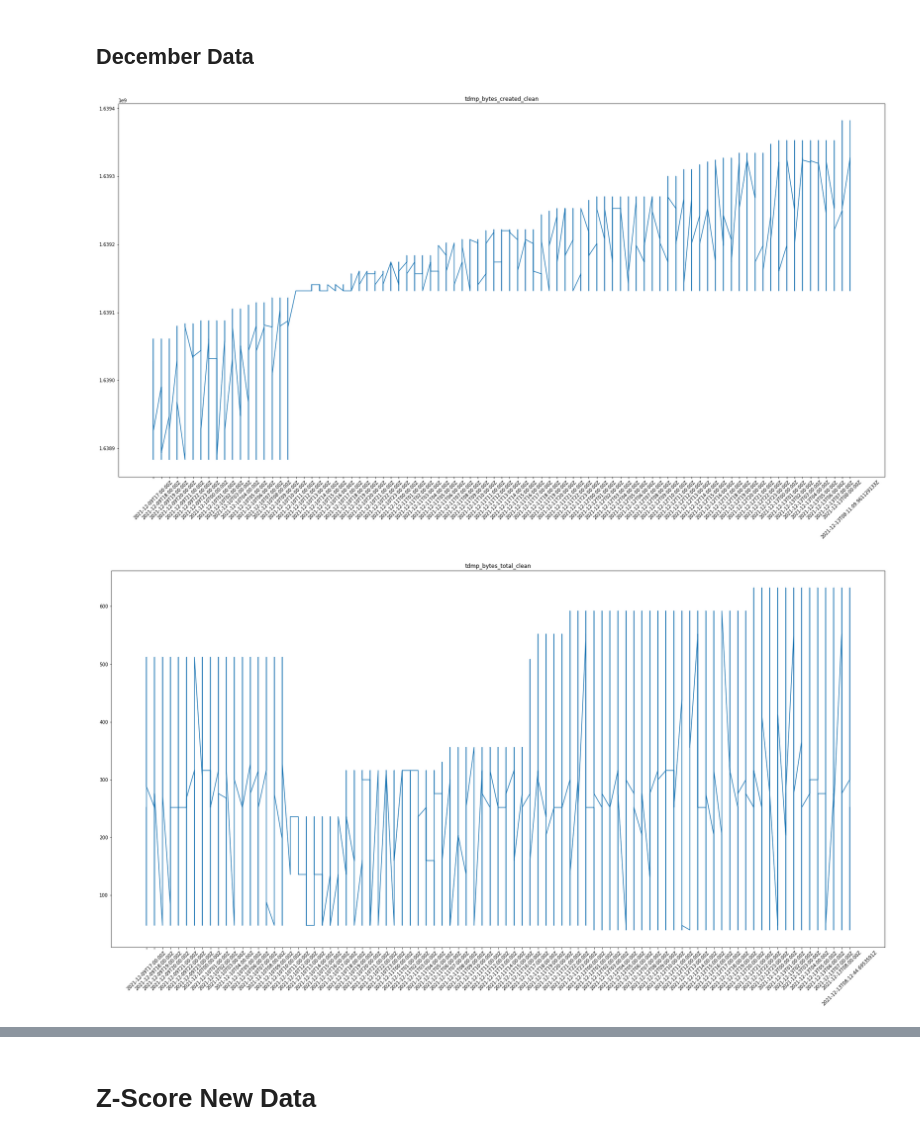
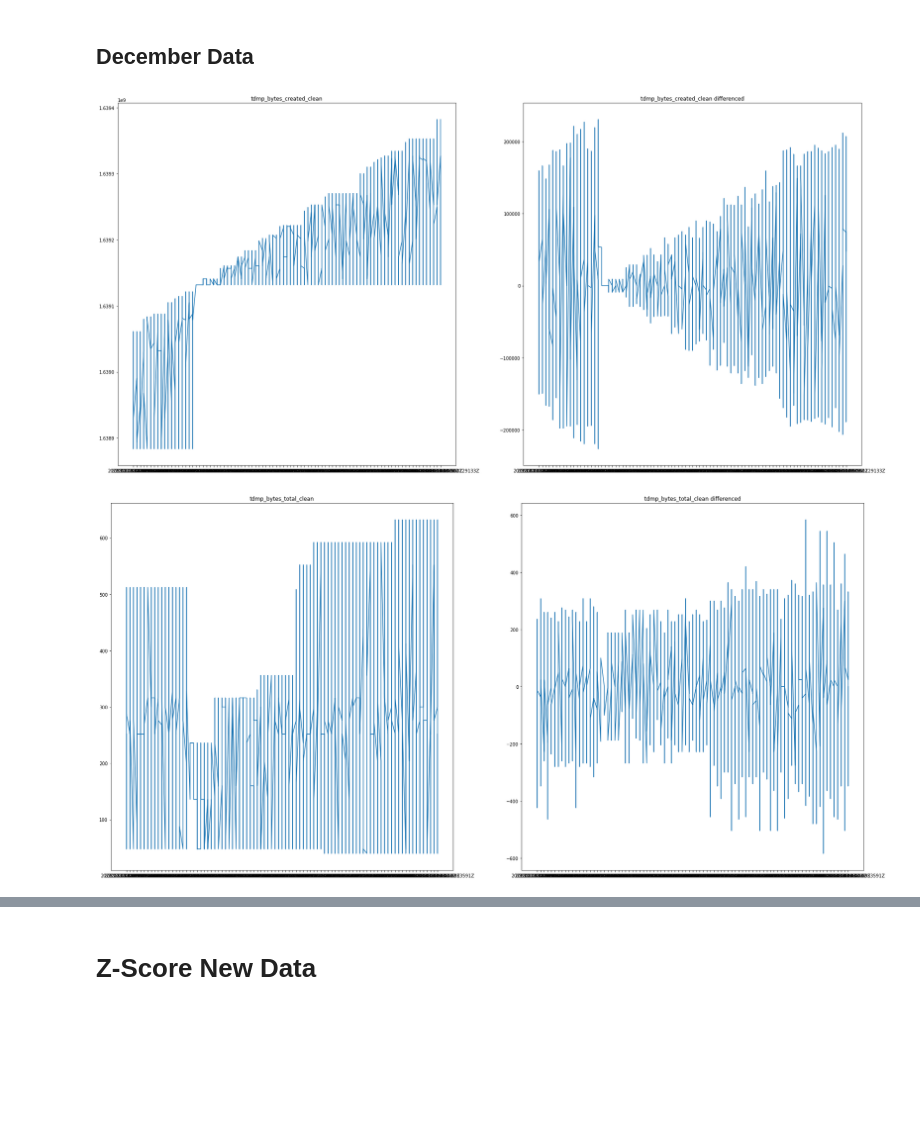
Before and after one commit to TimeEvolvingAnalytics/Anomaly-Detector, a Jupyter notebook: AD.ipynb, the cells around one changed output, grey strips where cells are left out. Saved outputs shown, nothing was run; the diff lists cells and outputs as text; code cells hidden in the pictures; blank space fills up the shorter version.

```diff
--- a/AD.ipynb
+++ b/AD.ipynb
@@ -120,17 +114,23 @@ KeyboardInterrupt:
 # %%
 values = ['tdmp_bytes_created_clean','tdmp_bytes_total_clean','tdmp_packets_created_clean','tdmp_packets_total_clean']
 
 for value in values:
     path = 'new_dataset/' + value
     df = pd.DataFrame()
     f = pd.read_csv(path + '.csv',header=0).sort_values(by='_time',ascending=True)
     df = pd.concat([df,f],axis=0,ignore_index=True)
     fig = plt.figure(figsize=(30, 15))
     plt.xticks(rotation=45)
-    plt.title(value)
+
+    ax1 = plt.subplot(1, 2, 1)
+    ax1.set_title(value)
     plt.plot(df["_time"], df["_value"])
+
+    ax2 = plt.subplot(1, 2, 2)
+    ax2.set_title(value + " differenced")
+    plt.plot(df["_time"], df["_value"].diff())
     plt.show()
-    fig.savefig('new_dataset/plots/' + value + '.png', dpi=fig.dpi)
+    #fig.savefig('new_dataset/plots/' + value + '.png', dpi=fig.dpi)
 # %% [output]
-[figure, old version]
+[figure, new version]
-[figure, old version]
+[figure, new version]
```
Also changed, not shown: parts of 2 cells of this notebook, 4 other files.
